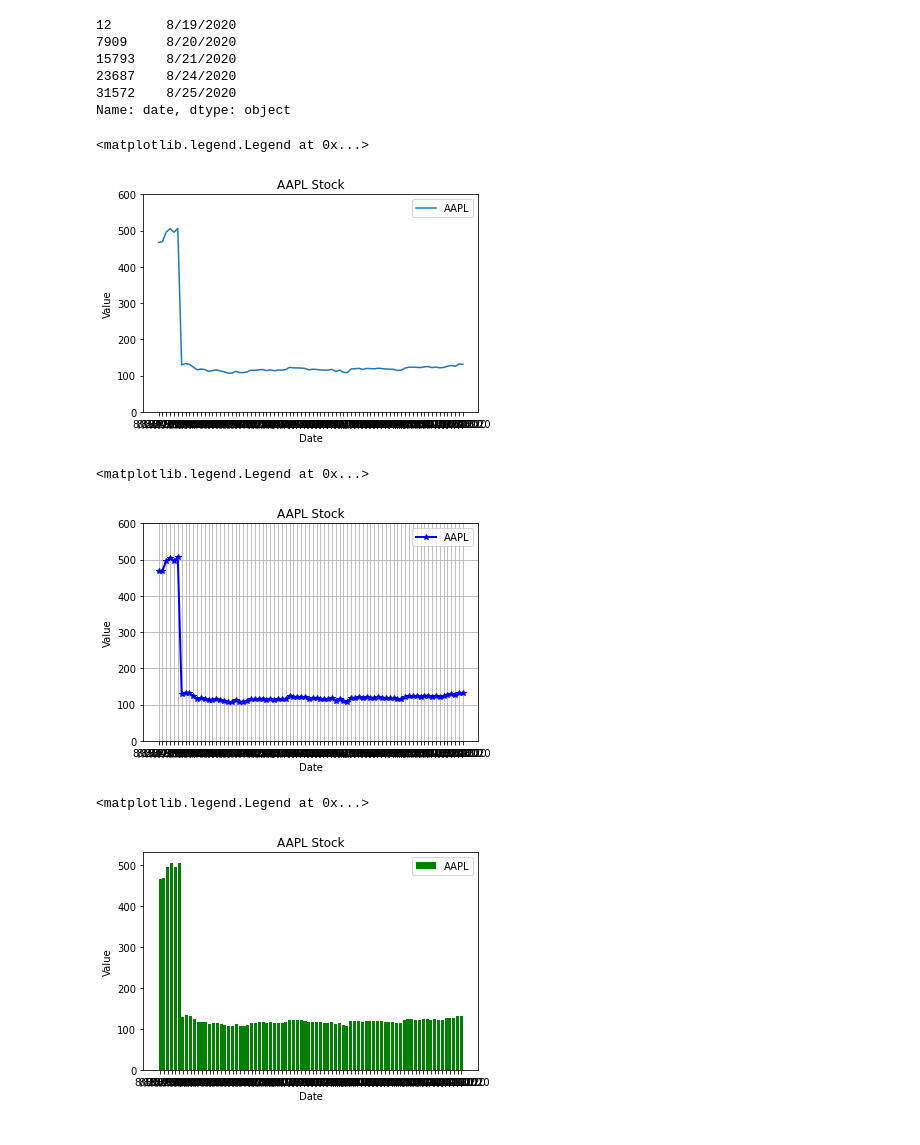
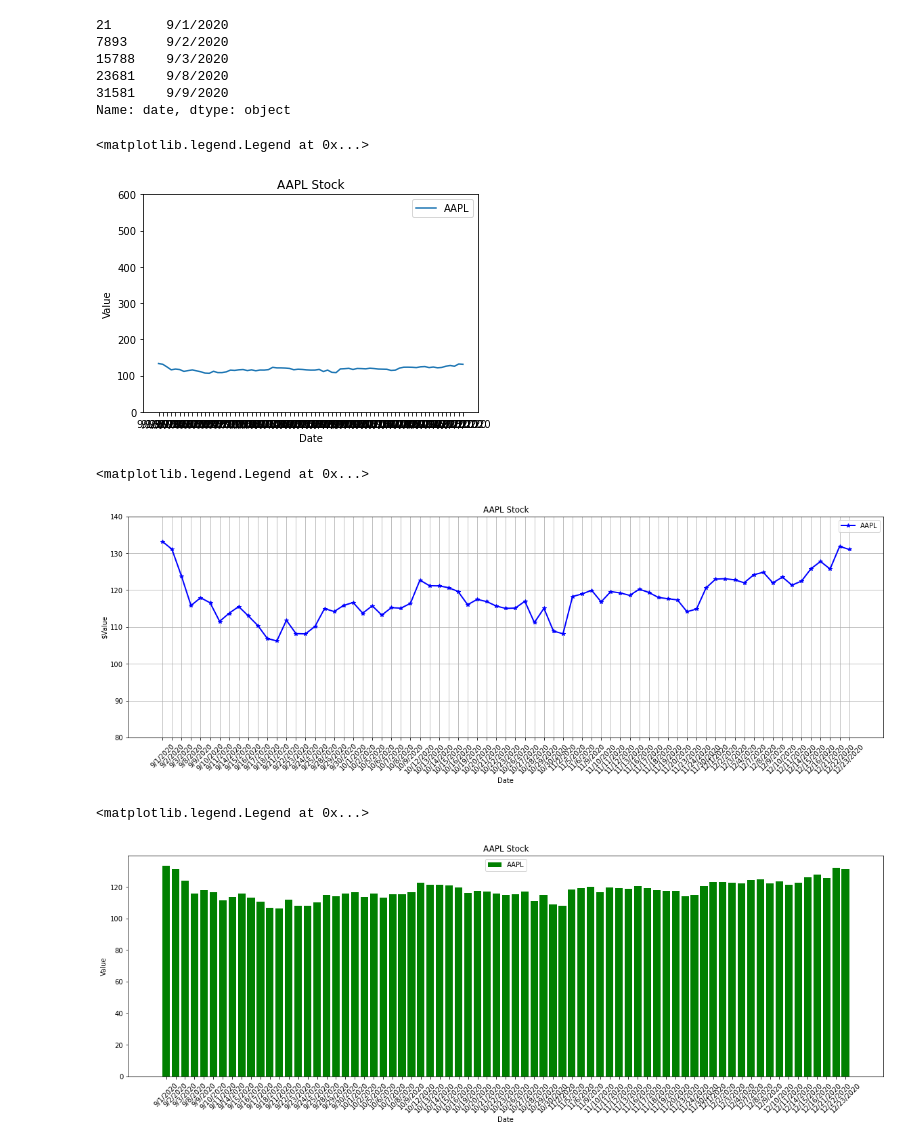
Before and after one commit to joeapodaca/apestogetherstrong, a Jupyter notebook: AAPL_stockvsCovid.ipynb, the cells around one changed output. Cells and saved outputs as stored; diff of their text form; code cells hidden in the pictures.

```diff
--- a/AAPL_stockvsCovid.ipynb
+++ b/AAPL_stockvsCovid.ipynb
@@ -4,7 +4,7 @@ import matplotlib.pyplot as plt
 import pandas as pd
 # %%
 # Read in our data
-equities_df = pd.read_csv("resources/cleaned_close.csv")
+equities_df = pd.read_csv("resources/post831.csv")
 # %%
 aapl_df = equities_df.loc[equities_df['symbol'] == "AAPL"]
 # %%
@@ -22,11 +22,11 @@ y_axis = aapl_df["iexClose"]
 # %%
 x_axis.head()
 # %% [output]
-12       8/19/2020
-7909     8/20/2020
-15793    8/21/2020
-23687    8/24/2020
-31572    8/25/2020
+21       9/1/2020
+7893     9/2/2020
+15788    9/3/2020
+23681    9/8/2020
+31581    9/9/2020
 Name: date, dtype: object
 # %%
 # Create the plot and add a label for the legend.
@@ -42,37 +42,39 @@ plt.title("AAPL Stock")
 plt.legend()
 # %% [output]
 <matplotlib.legend.Legend at 0x...>
-[figure, old version]
+[figure, new version]
 # %%
 # Create the plot.
 plt.plot(x_axis, y_axis, marker="*", color="blue", linewidth=2, label='AAPL')
 # Create labels for the x and y axes.
 plt.xlabel("Date")
-plt.ylabel("Value")
+plt.ylabel("$Value")
 # Set the y limit between 0 and 4000.
-plt.ylim(0, 600)
+plt.ylim(80, 140)
+plt.xticks(rotation=45)
 # Create a title.
 plt.title("AAPL Stock")
 # Add a grid.
 plt.grid()
 # Add the legend.
 plt.legend()
 # %% [output]
 <matplotlib.legend.Legend at 0x...>
-[figure, old version]
+[figure, new version]
 # %%
 # Create bar plot.
 plt.bar(x_axis, y_axis, color="green", label='AAPL')
 # Create labels for the x and y axes.
 plt.xlabel("Date")
 plt.ylabel("Value")
+plt.xticks(rotation=45)
 # Create a title.
 plt.title("AAPL Stock")
 # Add the legend.
 plt.legend()
 # %% [output]
 <matplotlib.legend.Legend at 0x...>
-[figure, old version]
+[figure, new version]
 # %%
 # Create axis for Covid deaths
 z_axis = aapl_df["deathIncrease"]
```
Also changed, not shown: parts of 2 cells of this notebook, 22 other files.
